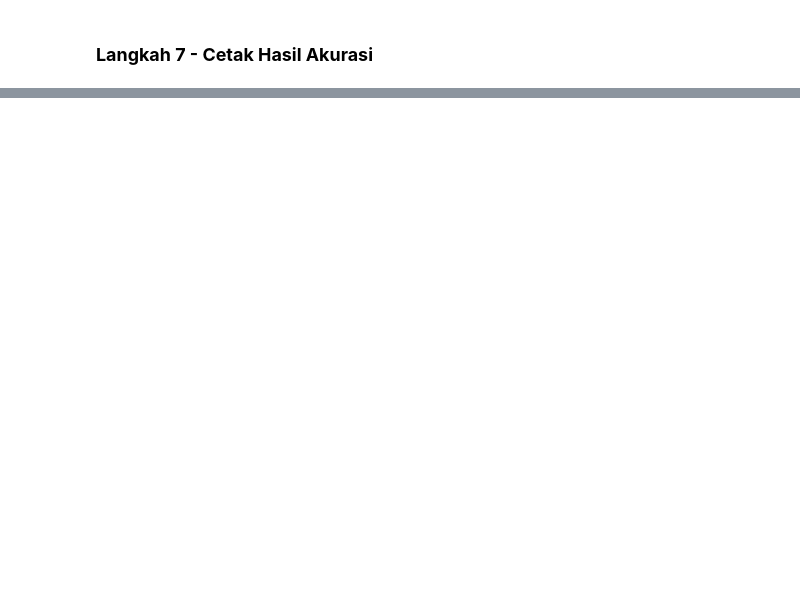
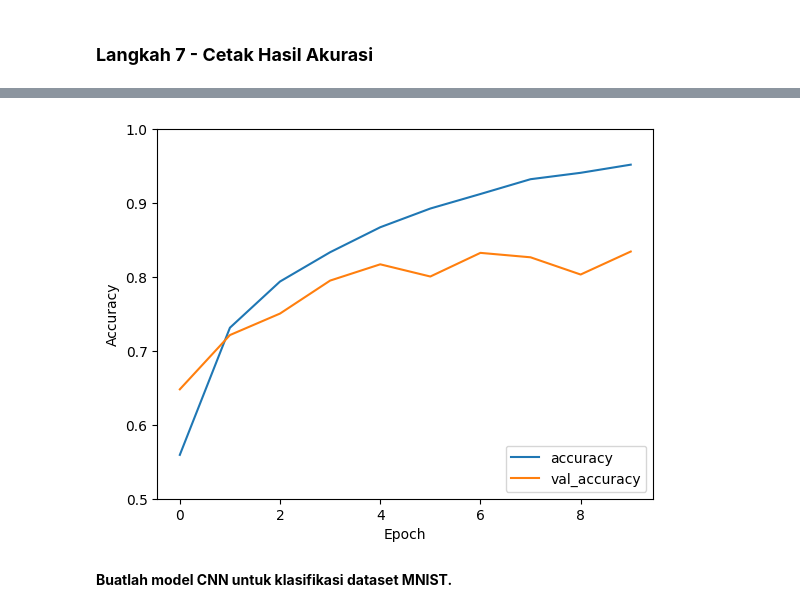
Before and after one commit to zhrnnsw/Machine-Learning, a Jupyter notebook: week-11/Praktikum_Pertemuan_11.ipynb, the cells around one changed output, grey strips where cells are left out. Saved outputs shown, nothing was run; the diff lists cells and outputs as text; code cells hidden in the pictures; blank space fills up the shorter version.

```diff
--- a/week-11/Praktikum_Pertemuan_11.ipynb
+++ b/week-11/Praktikum_Pertemuan_11.ipynb
@@ -298,0 +371,30 @@ print(test_acc)
+# %%
+model_3 =  models.Sequential()
+
+model_3.add(layers.Conv2D(32, (3, 3), activation='relu', input_shape=(32, 32, 3)))
+model_3.add(layers.BatchNormalization())
+model_3.add(layers.Conv2D(64, (3, 3), activation='relu', padding='same'))
+model_3.add(layers.BatchNormalization())
+model_3.add(layers.MaxPooling2D((2, 2)))
+
+model_3.add(layers.Conv2D(128, (3, 3), activation='relu', padding='same'))
+model_3.add(layers.BatchNormalization())
+model_3.add(layers.Conv2D(128, (3, 3), activation='relu', padding='same'))
+model_3.add(layers.BatchNormalization())
+model_3.add(layers.MaxPooling2D((2, 2)))
+
+model_3.add(layers.Conv2D(256, (3, 3), activation='relu', padding='same'))
+model_3.add(layers.BatchNormalization())
+model_3.add(layers.Conv2D(256, (3, 3), activation='relu', padding='same'))
+model_3.add(layers.BatchNormalization())
+model_3.add(layers.MaxPooling2D((2, 2)))
+
+model_3.add(layers.Flatten())
+model_3.add(layers.Dropout(0.2))
+model_3.add(layers.Dense(1024, activation='relu'))
+model_3.add(layers.BatchNormalization())
+model_3.add(layers.Dense(512, activation='relu'))
+model_3.add(layers.BatchNormalization())
+model_3.add(layers.Dense(10, activation='softmax'))
+
+model_3.summary()
@@ -298,0 +419,3 @@ print(test_acc)
+# %%
+history = model_3.fit(train_images, train_labels, epochs=10,
+                    validation_data=(test_images, test_labels))
@@ -298,0 +443,10 @@ print(test_acc)
+# %%
+plt.plot(history.history['accuracy'], label='accuracy')
+plt.plot(history.history['val_accuracy'], label = 'val_accuracy')
+plt.xlabel('Epoch')
+plt.ylabel('Accuracy')
+plt.ylim([0.5, 1])
+plt.legend(loc='lower right')
+
+test_loss, test_acc = model_3.evaluate(test_images, test_labels, verbose=2)
+# %% [output]
@@ -298,0 +454,3 @@ print(test_acc)
+[figure, added]
+# %% [markdown]
+**Buatlah model CNN untuk klasifikasi dataset MNIST.**
```
Also changed, not shown: parts of 15 cells of this notebook.
